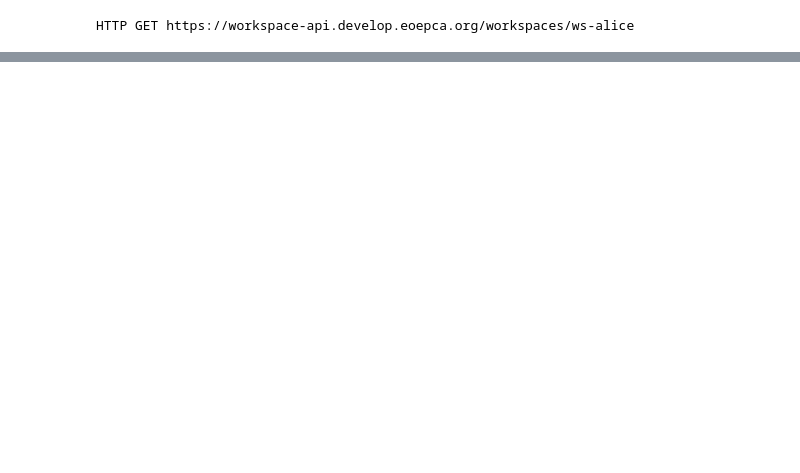
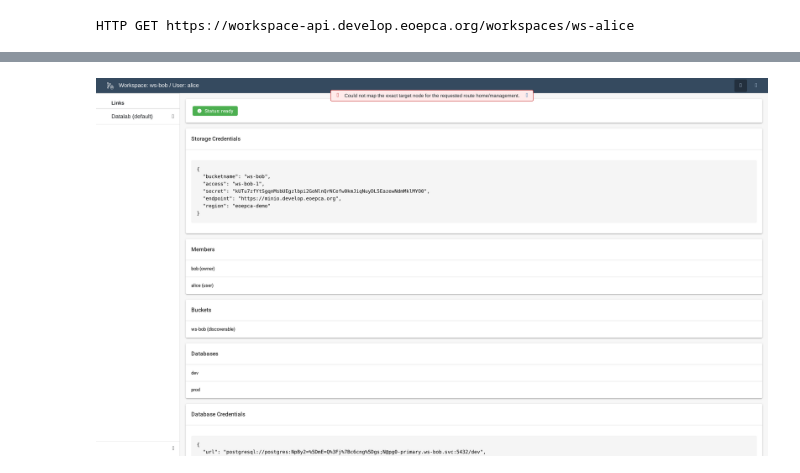
Before and after one commit to EOEPCA/workspace, a Jupyter notebook: docs/getting-started/user-view.ipynb, the cells around one changed output, grey strips where cells are left out. Saved outputs shown, nothing was run; the diff lists cells and outputs as text; code cells hidden in the pictures; blank space fills up the shorter version.

```diff
--- a/docs/getting-started/user-view.ipynb
+++ b/docs/getting-started/user-view.ipynb
@@ -210,0 +235,5 @@ await snap_with_bearer_full(f"{url}/sessions/default", token)
+# %%
+# Management screen (management route also not accessible via url)
+await snap_with_bearer_full(f"{url}#/home/management", token)
+# %% [output]
+[figure, added]
```
Also changed, not shown: parts of 11 cells of this notebook, 9 other files.
